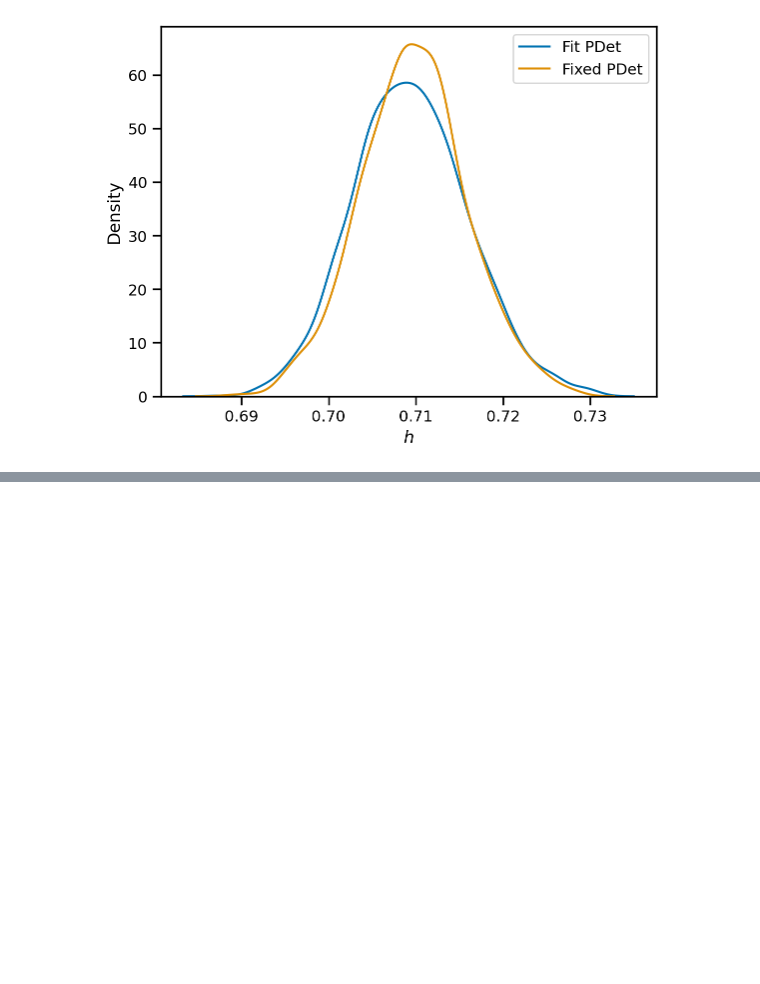
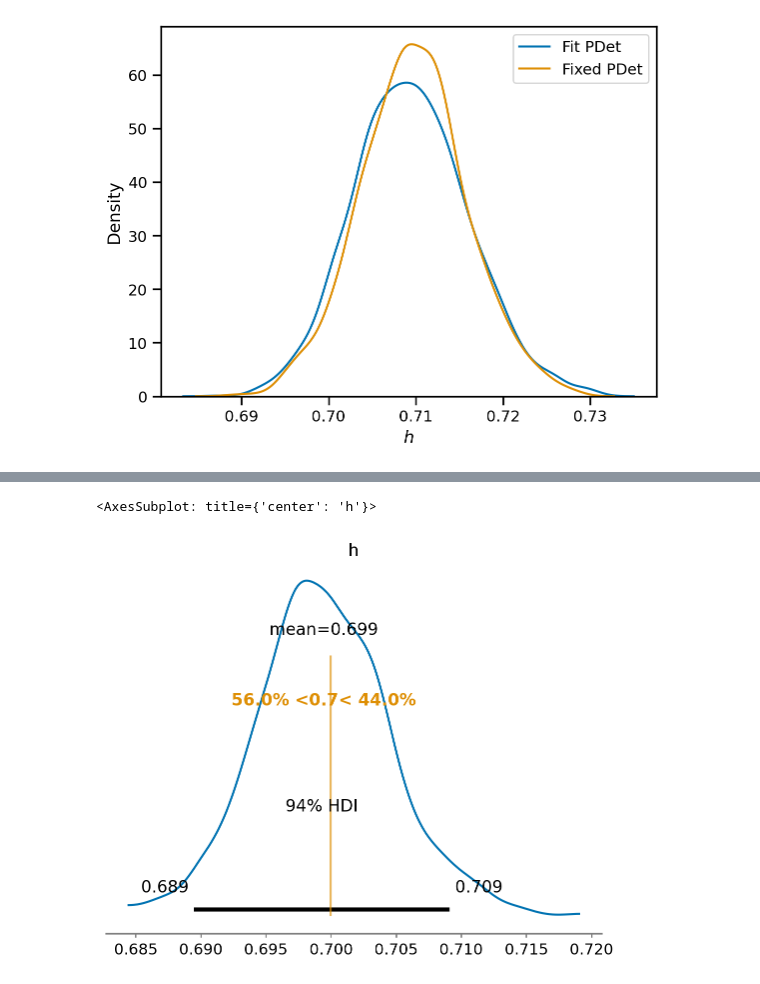
Before and after one commit to farr/BrightSirenInclinationSystematics, a Jupyter notebook: FullSimulation.ipynb, the cells around one changed output, grey strips where cells are left out. Cells and saved outputs as stored; diff of their text form; code cells hidden in the pictures; blank space fills up the shorter version.

```diff
--- a/FullSimulation.ipynb
+++ b/FullSimulation.ipynb
@@ -211,0 +273,5 @@ Text(0.5, 0, '$h$')
+# %%
+az.plot_posterior(top_hat_trace, var_names='h', ref_val=0.7, round_to=3)
+# %% [output]
+<AxesSubplot: title={'center': 'h'}>
+[figure, added]
```
Also changed, not shown: parts of 11 cells of this notebook, 1 other file.
